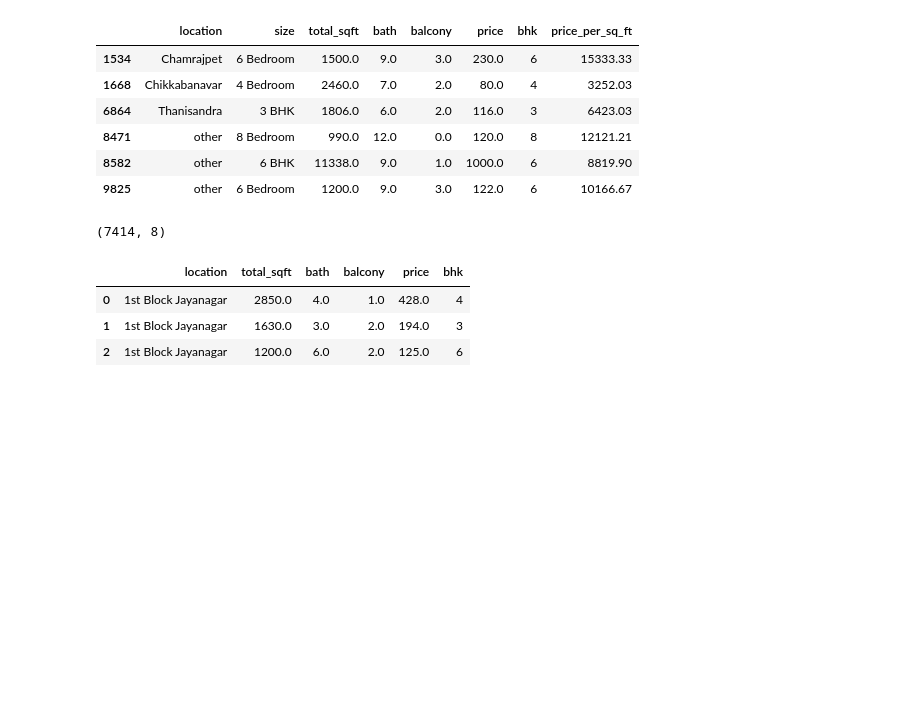
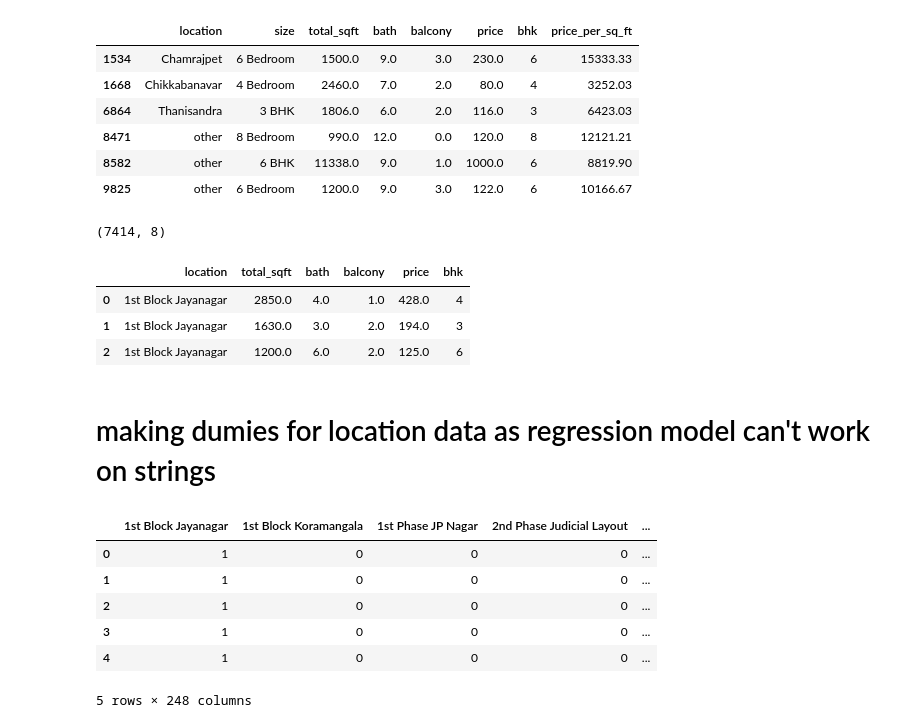
Before and after one commit to arhantbararia/real_estate_banglore, a Jupyter notebook: Real Estate Prediction.ipynb, the cells around one changed output. Cells and saved outputs as stored; diff of their text form; code cells hidden in the pictures; blank space fills up the shorter version.

```diff
--- a/Real Estate Prediction.ipynb
+++ b/Real Estate Prediction.ipynb
@@ -385,3 +385,16 @@ df10.head(3)
 | 0 | 1st Block Jayanagar | 2850.0 | 4.0 | 1.0 | 428.0 | 4 |
 | 1 | 1st Block Jayanagar | 1630.0 | 3.0 | 2.0 | 194.0 | 3 |
 | 2 | 1st Block Jayanagar | 1200.0 | 6.0 | 2.0 | 125.0 | 6 |
+# %% [markdown]
+# making dumies for location data as regression model can't work on strings
+# %%
+dummies = pd.get_dummies(df10.location)
+dummies.head()
+# %% [output]
+|  | 1st Block Jayanagar | 1st Block Koramangala | 1st Phase JP Nagar | 2nd Phase Judicial Layout | ... |
+| 0 | 1 | 0 | 0 | 0 | ... |
+| 1 | 1 | 0 | 0 | 0 | ... |
+| 2 | 1 | 0 | 0 | 0 | ... |
+| 3 | 1 | 0 | 0 | 0 | ... |
+| 4 | 1 | 0 | 0 | 0 | ... |
+5 rows × 248 columns
```
Also changed, not shown: parts of 20 cells of this notebook, 2 other files.
